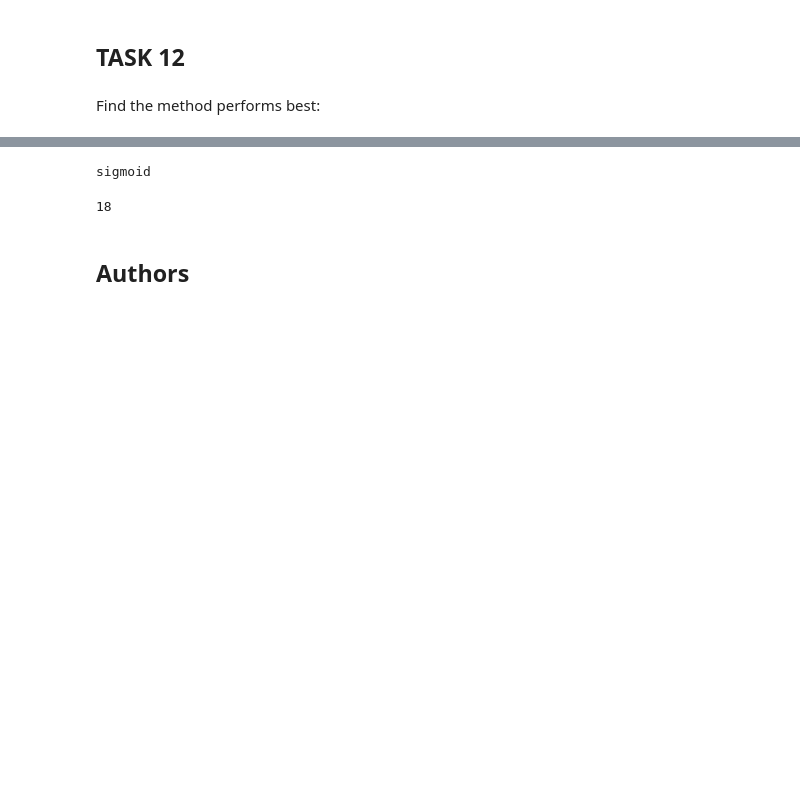
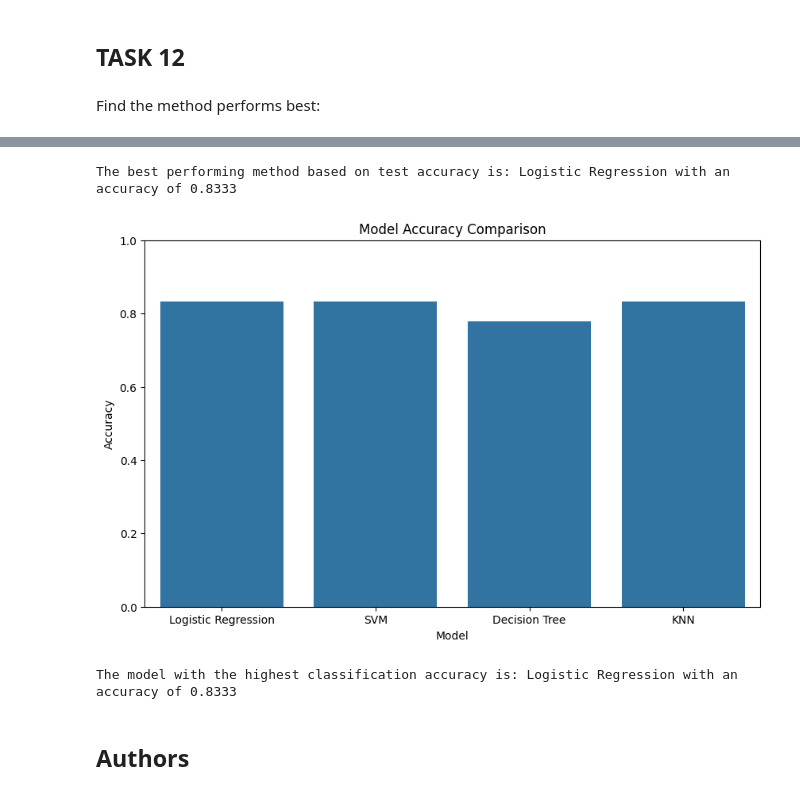
Before and after one commit to AnwarMohamedhyphen/Data-S, a Jupyter notebook: SpaceX_Machine_Learning_Prediction_Part_5.ipynb, the cells around one changed output, grey strips where cells are left out. Saved outputs shown, nothing was run; the diff lists cells and outputs as text; code cells hidden in the pictures; blank space fills up the shorter version.

```diff
--- a/SpaceX_Machine_Learning_Prediction_Part_5.ipynb
+++ b/SpaceX_Machine_Learning_Prediction_Part_5.ipynb
@@ -231,11 +273,11 @@ plot_confusion_matrix(Y_test,yhat)
 Create a decision tree classifier object then  create a  <code>GridSearchCV</code> object  <code>tree_cv</code> with cv = 10.  Fit the object to find the best parameters from the dictionary <code>parameters</code>.
 # %%
 parameters = {'criterion': ['gini', 'entropy'],
-              'splitter': ['best', 'random'],
-              'max_depth': [2*n for n in range(1, 10)],
-              'max_features': ['auto', 'sqrt'],
-              'min_samples_leaf': [1, 2, 4],
-              'min_samples_split': [2, 5, 10]}
+     'splitter': ['best', 'random'],
+     'max_depth': [2*n for n in range(1,10)],
+     'max_features': ['sqrt', 'log2'],
+     'min_samples_leaf': [1, 2, 4],
+     'min_samples_split': [2, 5, 10]}
 
 tree = DecisionTreeClassifier()
 # %%
@@ -272,6 +319,6 @@ GridSearchCV(cv=10, estimator=DecisionTreeClassifier(),
 # %% [markdown]
 Calculate the accuracy of tree_cv on the test data using the method <code>score</code>:
 # %%
-tree_accuracy = tree_cv.score(X_test, Y_test)
-print(f"Accuracy of Decision Tree on test data: {tree_accuracy}")
+accuracy_tree = tree_cv.score(X_test, Y_test)
+print("Accuracy on test data:", accuracy_tree)
 # %% [output]
@@ -312,6 +359,6 @@ GridSearchCV(cv=10, estimator=KNeighborsClassifier(),
 # %% [markdown]
 Calculate the accuracy of knn_cv on the test data using the method <code>score</code>:
 # %%
-knn_accuracy = knn_cv.score(X_test, Y_test)
-print(f"Accuracy of KNN on test data: {knn_accuracy}")
+accuracy_knn = knn_cv.score(X_test, Y_test)
+print("Accuracy on test data:", accuracy_knn)
 # %% [output]
@@ -354,10 +377,33 @@ The method with the best accuracy on the test data is: Logistic Regression (0.83
-# %%
-print(svm_cv.best_params_['kernel'])
-# %% [output]
-sigmoid
-# %%
-print(Y_test.shape[0])
-# %% [output]
-18
+# %%
+accuracies = {
+    'Logistic Regression': accuracy_logreg,
+    'SVM': accuracy_svm,
+    'Decision Tree': accuracy_tree,
+    'KNN': accuracy_knn
+}
+
+best_method = max(accuracies, key=accuracies.get)
+print(f"The best performing method based on test accuracy is: {best_method} with an accuracy of {accuracies[best_method]:.4f}")
+# %% [output]
+The best performing method based on test accuracy is: Logistic Regression with an accuracy of 0.8333
+# %%
+import matplotlib.pyplot as plt
+import pandas as pd
+
+accuracies_df = pd.DataFrame.from_dict(accuracies, orient='index', columns=['Accuracy'])
+
+plt.figure(figsize=(10, 6))
+sns.barplot(x=accuracies_df.index, y='Accuracy', data=accuracies_df)
+plt.title('Model Accuracy Comparison')
+plt.xlabel('Model')
+plt.ylabel('Accuracy')
+plt.ylim(0, 1)
+plt.show()
+
+best_method = max(accuracies, key=accuracies.get)
+print(f"The model with the highest classification accuracy is: {best_method} with an accuracy of {accuracies[best_method]:.4f}")
+# %% [output]
+[figure, added]
+The model with the highest classification accuracy is: Logistic Regression with an accuracy of 0.8333
 # %% [markdown]
 ## Authors
```
Also changed, not shown: parts of 26 cells of this notebook.
